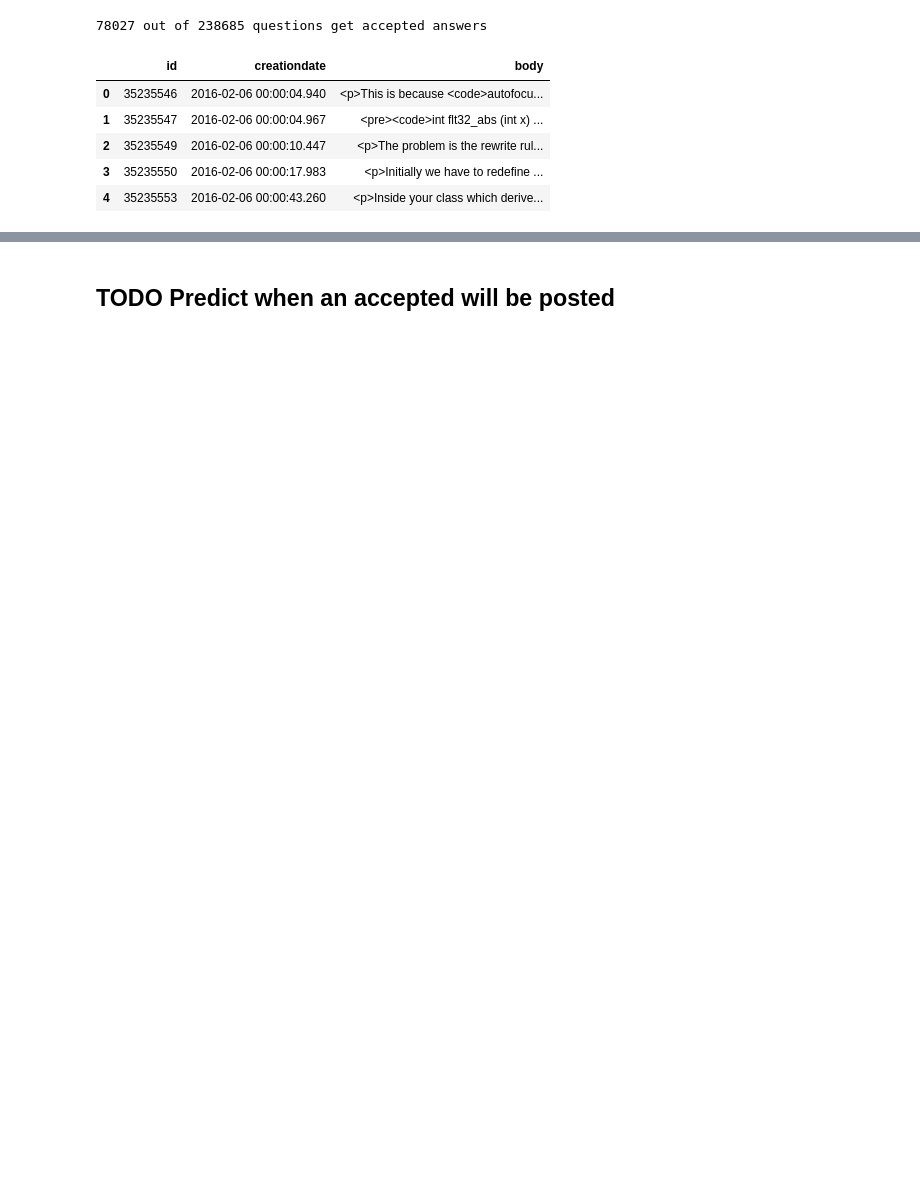
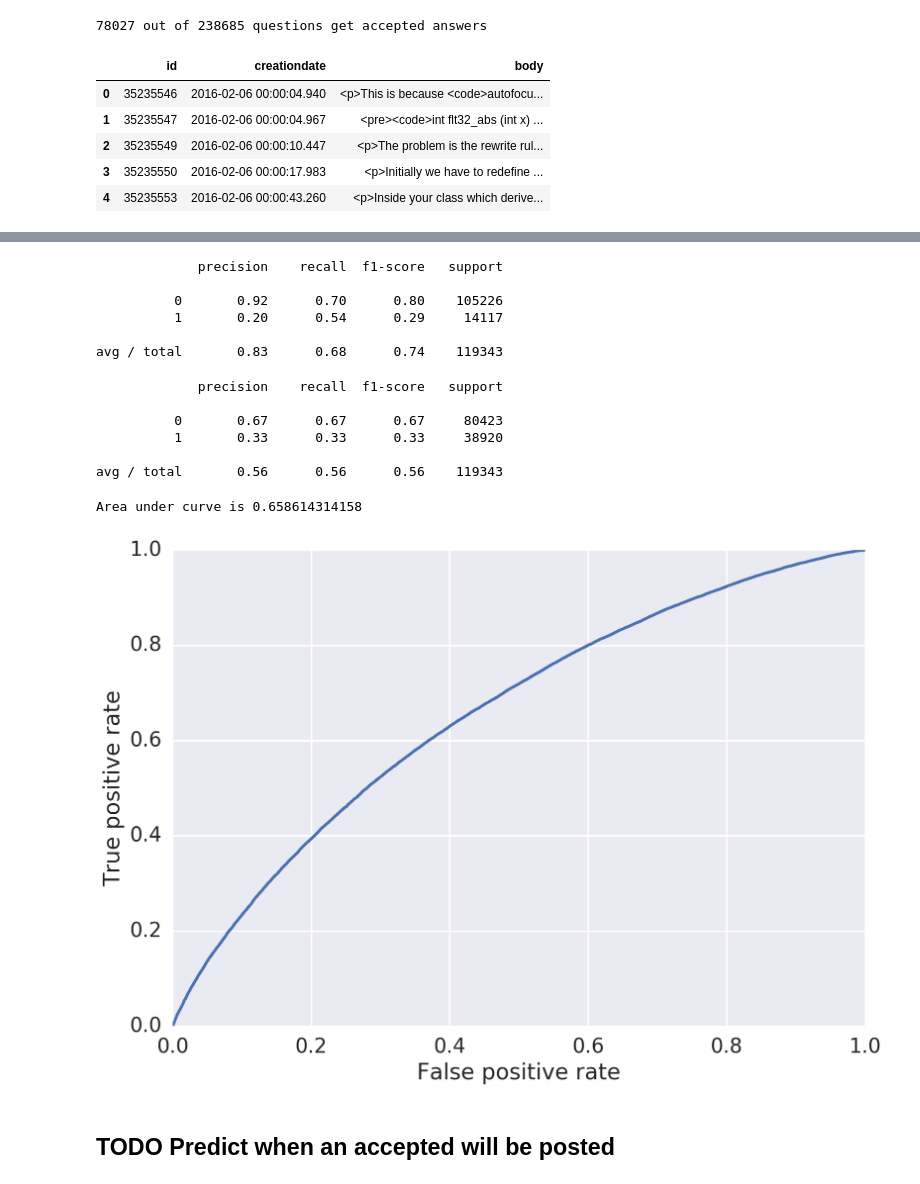
Before and after one commit to EricTing/WhenStackStopsOverFlow, a Jupyter notebook: Feature Engineering.ipynb, the cells around one changed output, grey strips where cells are left out. Saved outputs shown, nothing was run; the diff lists cells and outputs as text; code cells hidden in the pictures; blank space fills up the shorter version.

Commit message:
simple logistic regression model
1. bag of words method

	modified:   Feature Engineering.ipynb

```diff
--- a/Feature Engineering.ipynb
+++ b/Feature Engineering.ipynb
@@ -153,0 +203,16 @@ q_a.head()
+# %%
+pipeline = Pipeline(feature_union + [
+#        ('to_dense', DenseTransformer()),
+        ('cls', LogisticRegression()),
+    ])
+# %%
+pipeline.fit(cls_train[['title', 'body', 'tags']], cls_train['success'])
+y = pipeline.predict(cls_test[['title', 'body', 'tags']])
+print(classification_report(y, cls_test['success']))
+# %% [output]
+             precision    recall  f1-score   support
+
+          0       0.92      0.70      0.80    105226
+          1       0.20      0.54      0.29     14117
+
+avg / total       0.83      0.68      0.74    119343
@@ -154,2 +221,25 @@ q_a.head()
+# %%
+print(classification_report(random_guesses, cls_test['success']))
+# %% [output]
+             precision    recall  f1-score   support
+
+          0       0.67      0.67      0.67     80423
+          1       0.33      0.33      0.33     38920
+
+avg / total       0.56      0.56      0.56    119343
+# %%
+scores = pipeline.decision_function(cls_test[['title', 'body', 'tags']])
+# %%
+fpr, tpr, thresholds = metrics.roc_curve(cls_test['success'], scores, pos_label=1)
+# %%
+plt.figure()
+plt.plot(fpr, tpr)
+plt.xlabel("False positive rate")
+plt.ylabel("True positive rate")
+plt.savefig("./logistic_regression_roc.png")
+print("Area under curve is {}".format(metrics.auc(fpr, tpr)))
+# %% [output]
+Area under curve is 0.658614314158
+[figure, added]
 # %% [markdown]
 ## TODO Predict when an accepted will be posted
```
Also changed, not shown: parts of 17 cells of this notebook.
